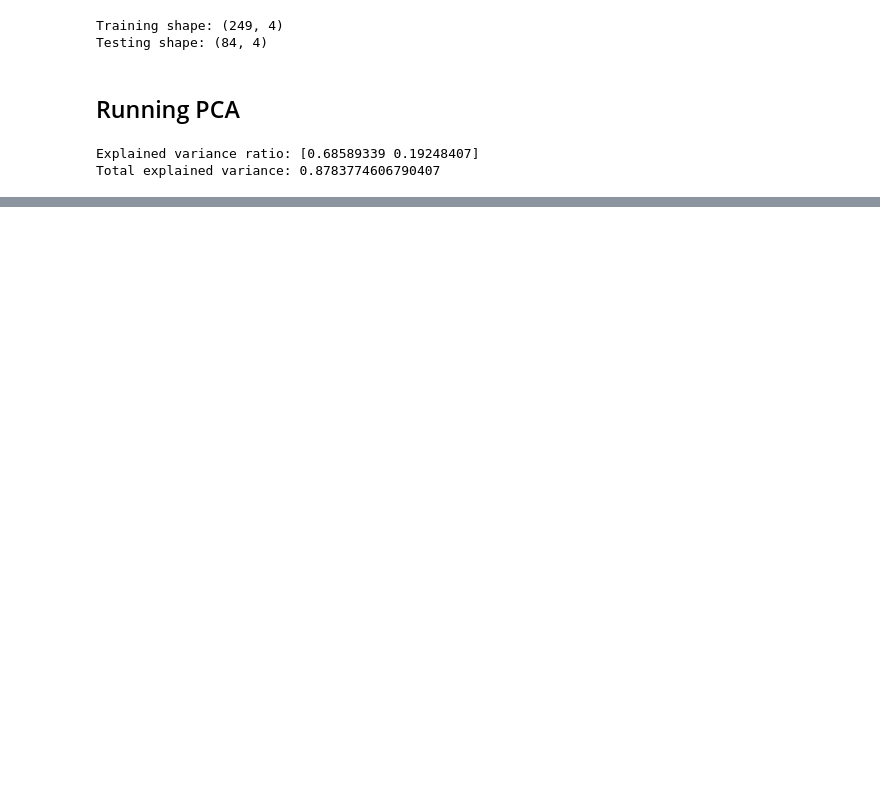
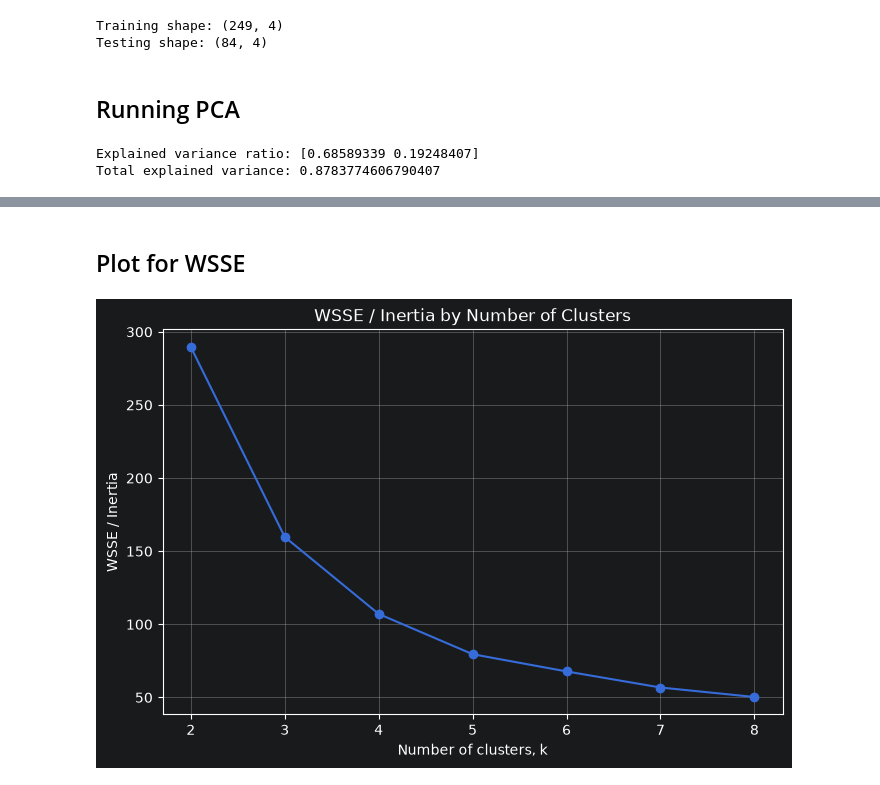
Before and after one commit to grateful-bread-dev/cpsc4970-m6, a Jupyter notebook: PCA_Clustering.ipynb, the cells around one changed output, grey strips where cells are left out. Saved outputs shown, nothing was run; the diff lists cells and outputs as text; code cells hidden in the pictures; blank space fills up the shorter version.

Commit message:
Completed part 1 of the assignment, PCA_Clustering.

```diff
--- a/PCA_Clustering.ipynb
+++ b/PCA_Clustering.ipynb
@@ -112,0 +157,20 @@ Total explained variance: 0.8783774606790407
+# %%
+k_values = range(2, 9)
+
+wsse_values = []
+silhouette_values = []
+
+for k in k_values:
+    kmeans = KMeans(n_clusters=k, random_state=42, n_init=10)
+    cluster_labels = kmeans.fit_predict(X_train_pca)
+
+    wsse_values.append(kmeans.inertia_)
+    silhouette_values.append(silhouette_score(X_train_pca, cluster_labels))
+
+metrics_df = pd.DataFrame({
+    "k": list(k_values),
+    "WSSE": wsse_values,
+    "Silhouette Score": silhouette_values
+})
+
+metrics_df
@@ -112,0 +186,14 @@ Total explained variance: 0.8783774606790407
+# %% [markdown]
+## Plot for WSSE
+# %%
+plt.figure(figsize=(8, 5))
+
+plt.plot(metrics_df["k"], metrics_df["WSSE"], marker="o")
+
+plt.title("WSSE / Inertia by Number of Clusters")
+plt.xlabel("Number of clusters, k")
+plt.ylabel("WSSE / Inertia")
+plt.grid(True)
+plt.show()
+# %% [output]
+[figure, added]
```
Also changed, not shown: parts of 17 cells of this notebook.
